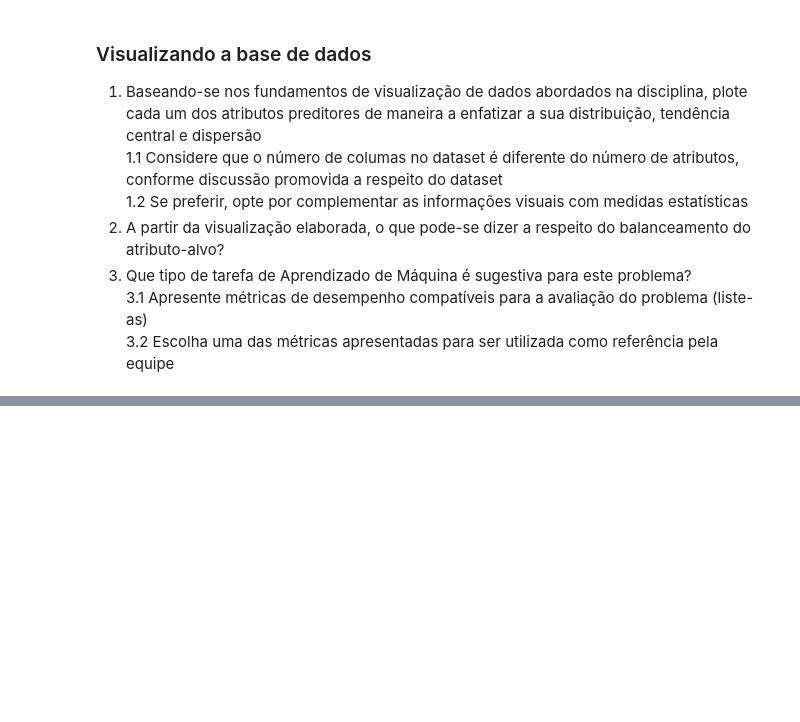
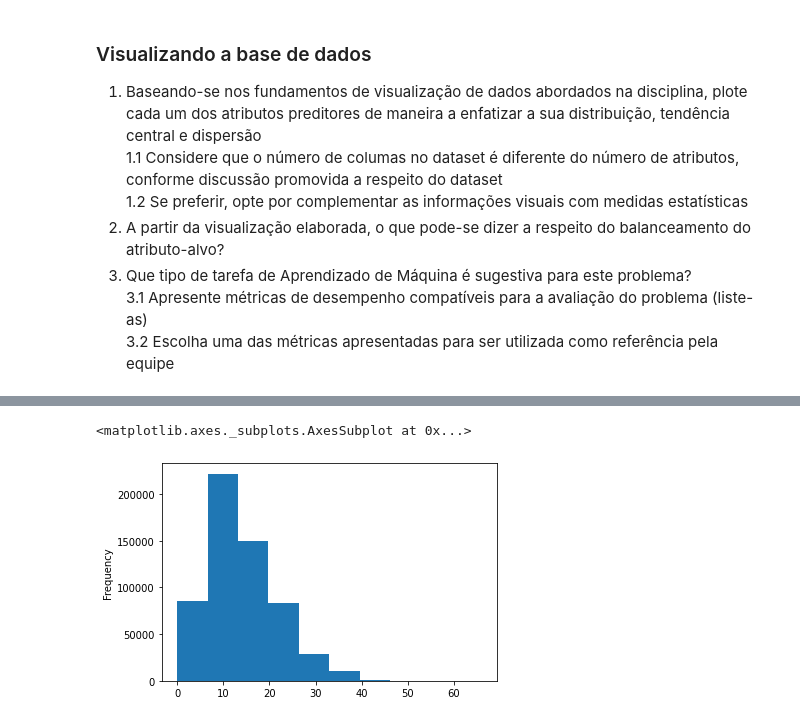
Before and after one commit to elloa-uea/projeto-pratico-3-rna-pp3-vingadores, a Jupyter notebook: notebooks/PP3.2 - Conhecendo o Conjunto de Dados.ipynb, the cells around one changed output, grey strips where cells are left out. Drawn from its saved outputs; the diff is of its cells as text; code cells hidden in the pictures; blank space fills up the shorter version.

```diff
--- a/notebooks/PP3.2 - Conhecendo o Conjunto de Dados.ipynb
+++ b/notebooks/PP3.2 - Conhecendo o Conjunto de Dados.ipynb
@@ -140,0 +179,5 @@ Para denotar este atributo, foi usado o One Hot Encoding.
+# %%
+df_Slope.plot.hist(bins=10)
+# %% [output]
+<matplotlib.axes._subplots.AxesSubplot at 0x...>
+[figure, added]
```
Also changed, not shown: parts of 11 cells of this notebook.
